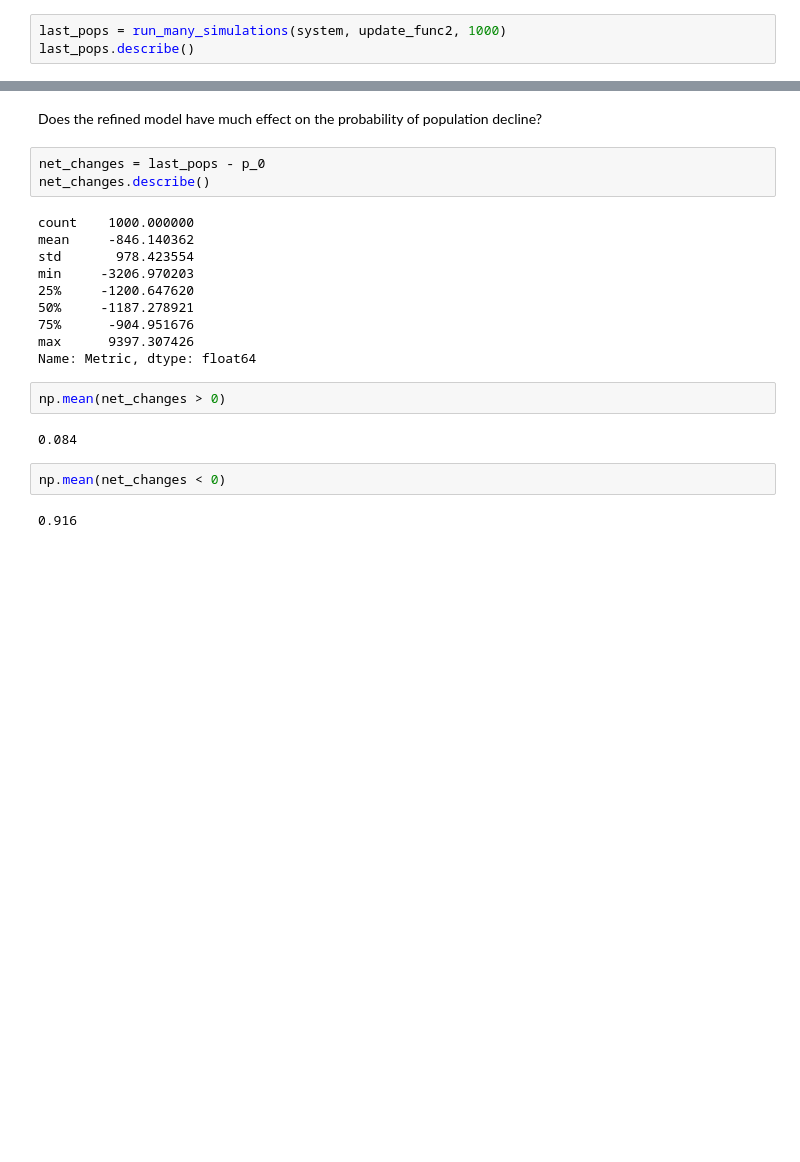
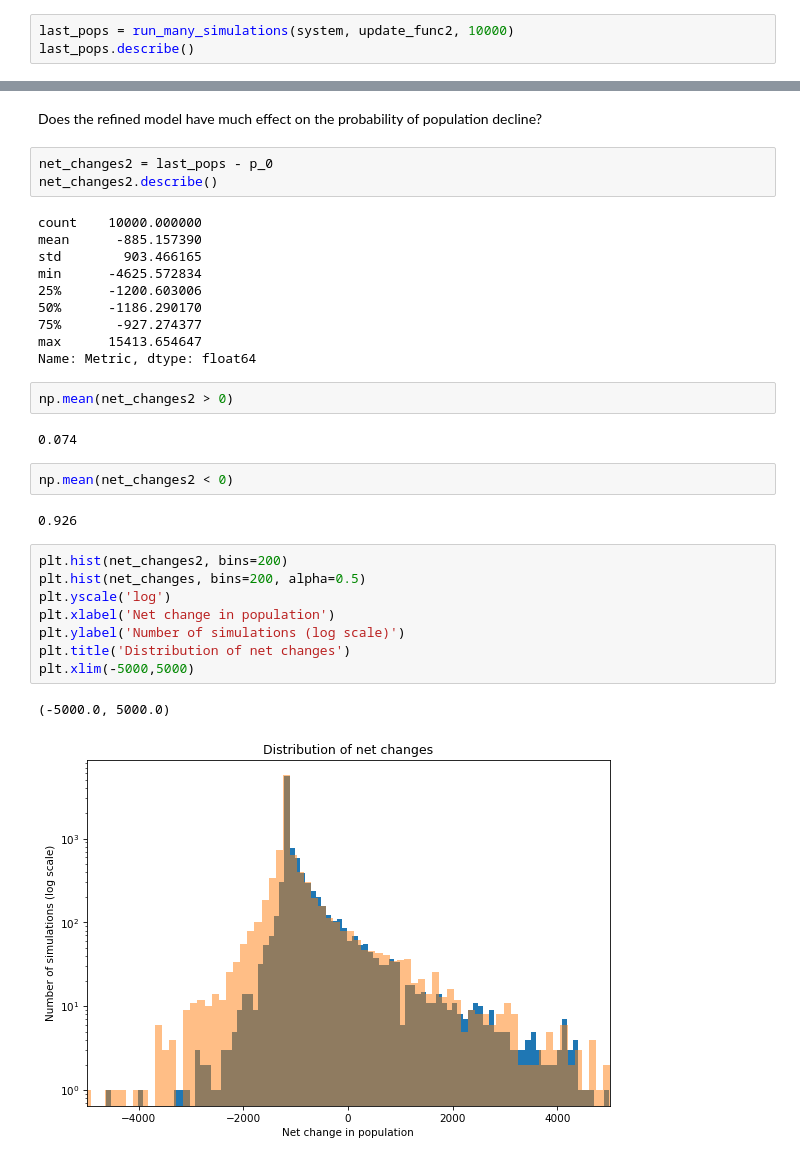
Before and after one commit to wutmeownow/phys441, a Jupyter notebook: JupyterNotebooks/Week9/salmon.ipynb, the cells around one changed output, grey strips where cells are left out. Drawn from its saved outputs; the diff is of its cells as text; blank space fills up the shorter version.

```diff
--- a/JupyterNotebooks/Week9/salmon.ipynb
+++ b/JupyterNotebooks/Week9/salmon.ipynb
@@ -400,6 +410,6 @@ plot_many_simulations(system, update_func2, 30)
 # %% [markdown]
 Use `run_many_simulations` to collect the results and `describe` to summarize the distribution of net changes.
 # %%
-last_pops = run_many_simulations(system, update_func2, 1000)
+last_pops = run_many_simulations(system, update_func2, 10000)
 last_pops.describe()
 # %% [output]
@@ -415,23 +425,34 @@ Name: Metric, dtype: float64
 # %% [markdown]
 Does the refined model have much effect on the probability of population decline?
 # %%
-net_changes = last_pops - p_0
-net_changes.describe()
+net_changes2 = last_pops - p_0
+net_changes2.describe()
 # %% [output]
-count    1000.000000
-mean     -846.140362
-std       978.423554
-min     -3206.970203
-25%     -1200.647620
-50%     -1187.278921
-75%      -904.951676
-max      9397.307426
+count    10000.000000
+mean      -885.157390
+std        903.466165
+min      -4625.572834
+25%      -1200.603006
+50%      -1186.290170
+75%       -927.274377
+max      15413.654647
 Name: Metric, dtype: float64
 # %%
-np.mean(net_changes > 0)
+np.mean(net_changes2 > 0)
 # %% [output]
-0.084
+0.074
 # %%
-np.mean(net_changes < 0)
+np.mean(net_changes2 < 0)
 # %% [output]
-0.916
+0.926
+# %%
+plt.hist(net_changes2, bins=200)
+plt.hist(net_changes, bins=200, alpha=0.5)
+plt.yscale('log')
+plt.xlabel('Net change in population')
+plt.ylabel('Number of simulations (log scale)')
+plt.title('Distribution of net changes')
+plt.xlim(-5000,5000)
+# %% [output]
+(-5000.0, 5000.0)
+[figure, added]
```
Also changed, not shown: parts of 13 cells of this notebook.
